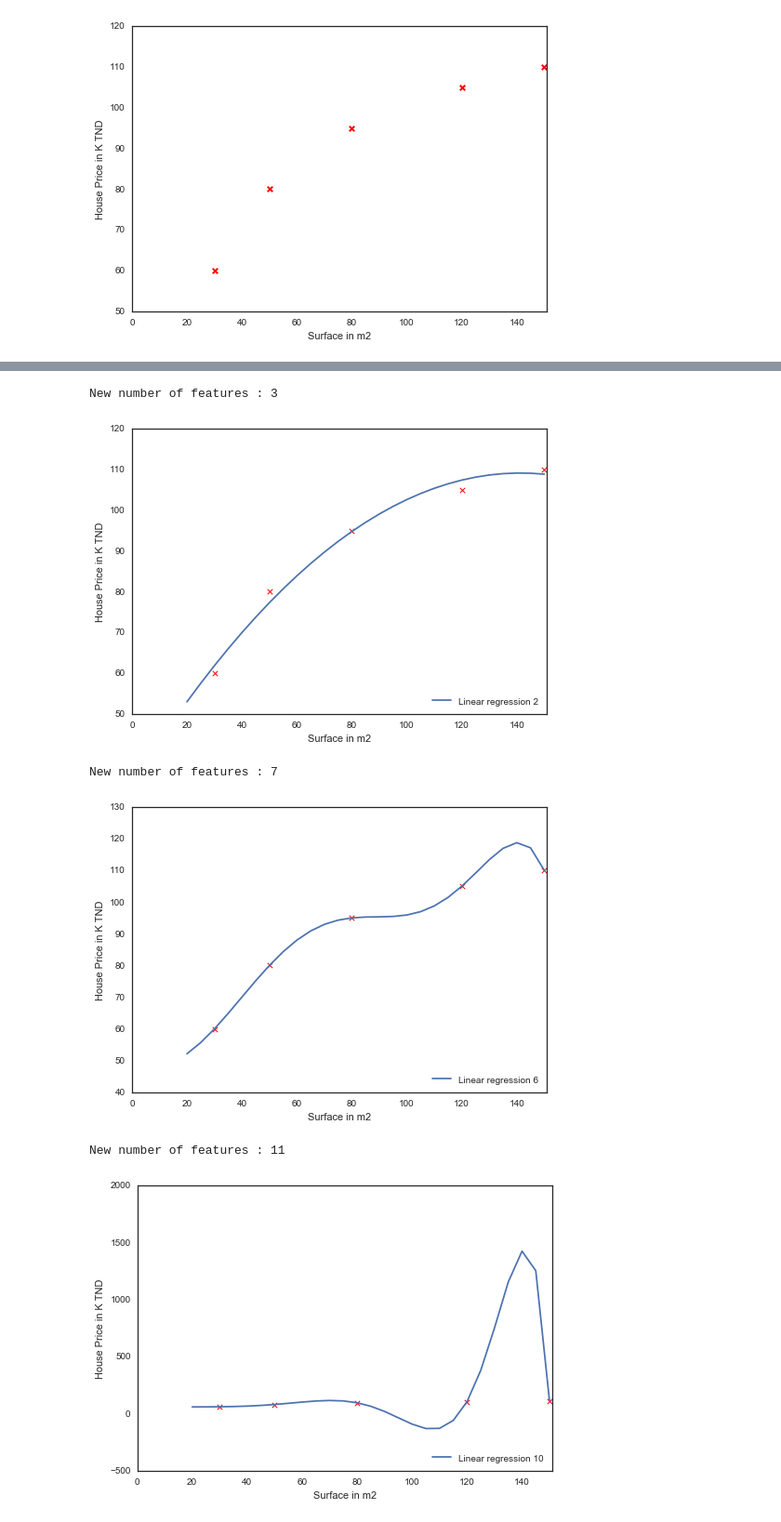
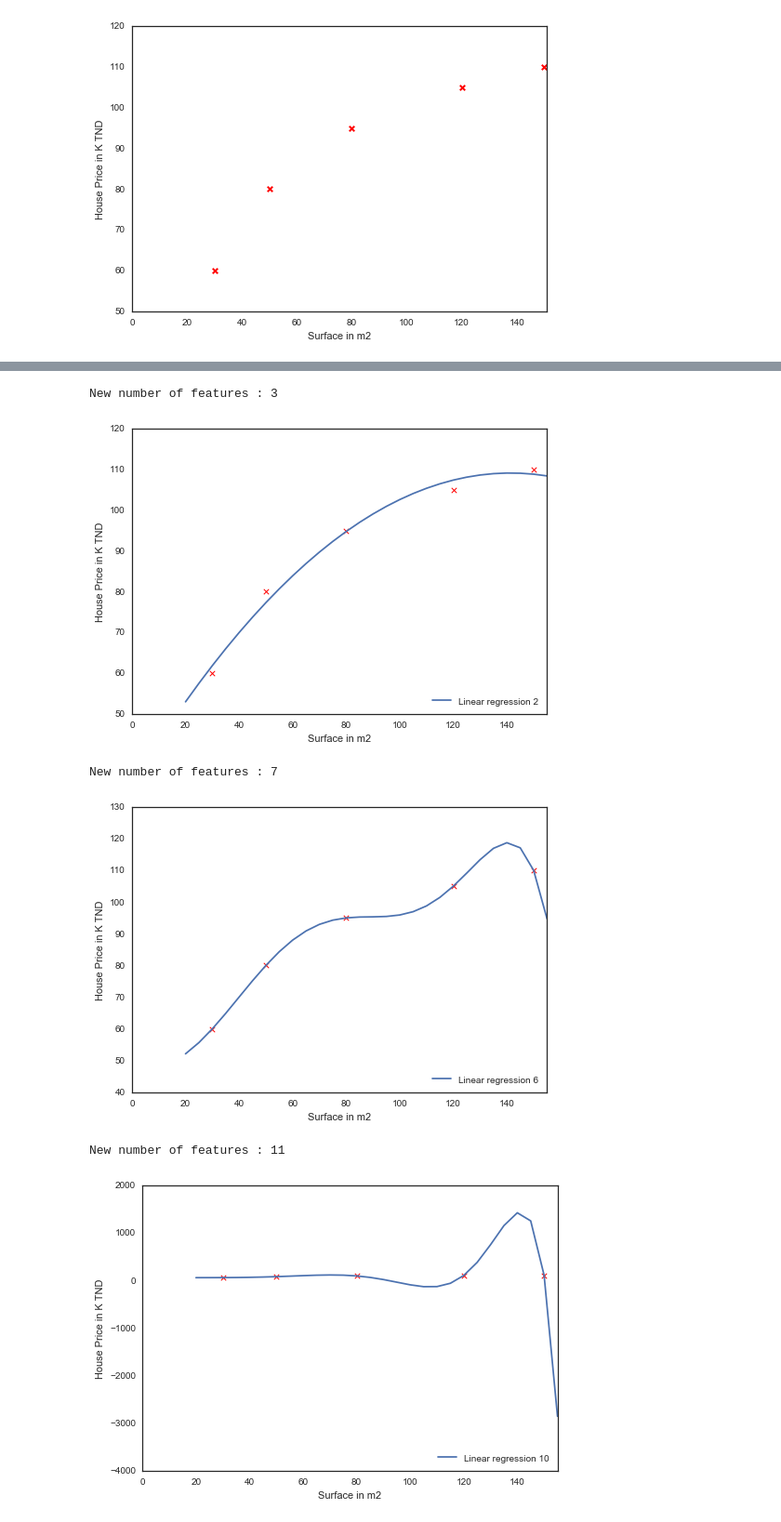
Before and after one commit to harzallah/Coursera-Machine-Learning, a Jupyter notebook: TPs/Example Regularization.ipynb, the cells around one changed output, grey strips where cells are left out. Shown: that part at 93% size. Cells and saved outputs as stored; diff of their text form; code cells hidden in the pictures.

```diff
--- a/TPs/Example Regularization.ipynb
+++ b/TPs/Example Regularization.ipynb
@@ -49,5 +49,5 @@ plt.legend(loc=4);
 # %%
-xx = np.arange(20,155, 5)
+xx = np.arange(20,156, 5)
 
 poly = PolynomialFeatures(2)
 Xpoly = poly.fit_transform(X)
@@ -64,15 +64,15 @@ yypoly = regr.intercept_+xxpoly.dot(theta)
 
 plt.plot(xx, yypoly, label='Linear regression 2')
 
-plt.xlim(0,151)
+plt.xlim(0,155)
 plt.ylabel('House Price in K TND')
 plt.xlabel('Surface in m2');
 plt.legend(loc=4);
 # %% [output]
 New number of features : 3
-[figure, old version]
+[figure, new version]
 # %%
-xx = np.arange(20,155, 5)
+xx = np.arange(20,156, 5)
 
 poly = PolynomialFeatures(6)
 Xpoly = poly.fit_transform(X)
@@ -89,35 +89,35 @@ yypoly = regr.intercept_+xxpoly.dot(theta)
 
 plt.plot(xx, yypoly, label='Linear regression 6')
 
-plt.xlim(0,151)
+plt.xlim(0,155)
 plt.ylabel('House Price in K TND')
 plt.xlabel('Surface in m2');
 plt.legend(loc=4);
 # %% [output]
 New number of features : 7
-[figure, old version]
+[figure, new version]
 # %%
-xx = np.arange(20,155, 5)
+xx = np.arange(20,156, 5)
 
 poly = PolynomialFeatures(10)
 Xpoly = poly.fit_transform(X)
 print 'New number of features :', Xpoly.shape[1]
 plt.scatter(X, y, s=30, c='r', marker='x', linewidths=1)
 
 regr = LinearRegression()
 regr.fit(Xpoly, y.ravel())
 
 theta = regr.coef_.reshape(-1, 1)
 xxpoly = poly.fit_transform(xx.reshape(-1, 1))
 yypoly = regr.intercept_+xxpoly.dot(theta)
 
 plt.plot(xx, yypoly, label='Linear regression 10')
 
-plt.xlim(0,151)
+plt.xlim(0,155)
 plt.ylabel('House Price in K TND')
 plt.xlabel('Surface in m2');
 plt.legend(loc=4);
 # %% [output]
 New number of features : 11
-[figure, old version]
+[figure, new version]
 # %%
```
Also changed, not shown: parts of 2 cells of this notebook.
